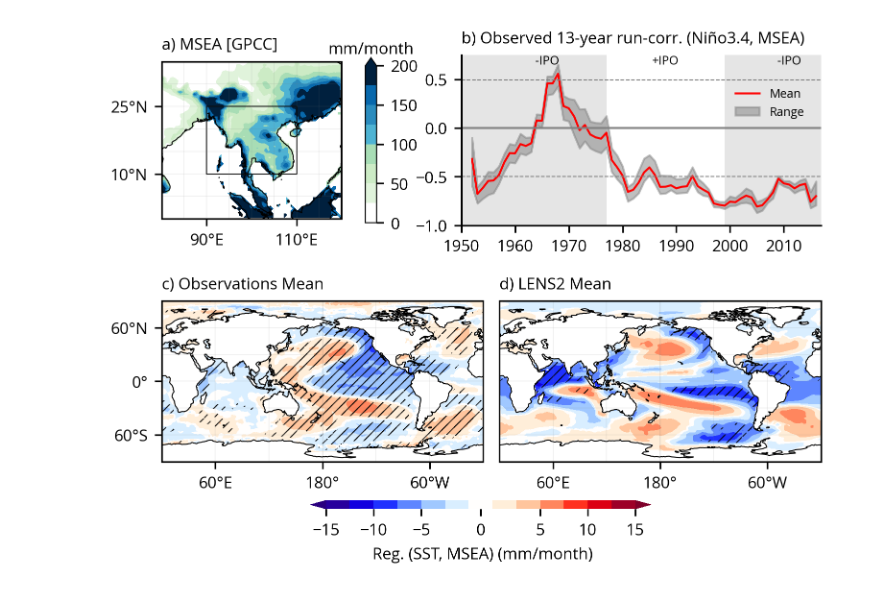
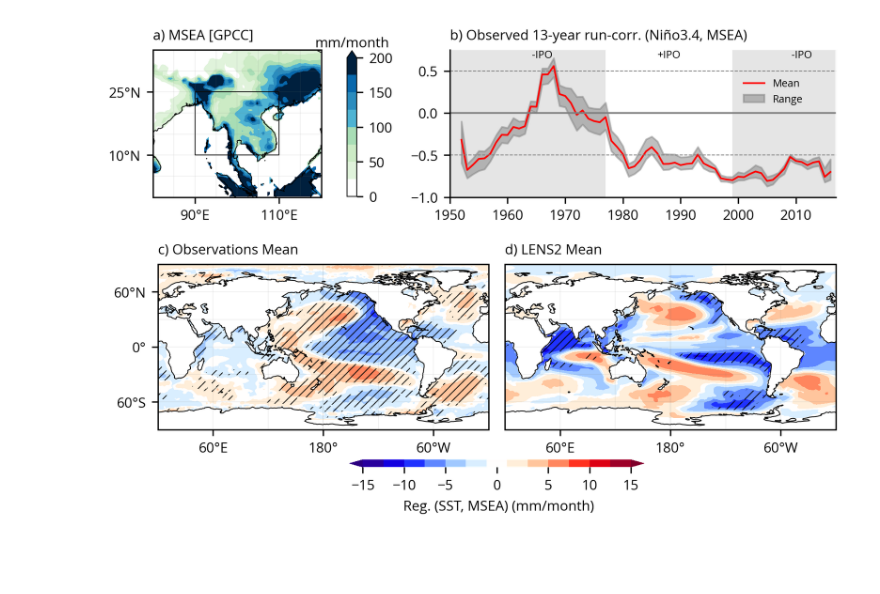
Before and after one commit to emmleroy/msea-interbasin-interactions, a Jupyter notebook: Fig1.ipynb, the cells around one changed output. Drawn from its saved outputs; the diff is of its cells as text; code cells hidden in the pictures; blank space fills up the shorter version.

```diff
--- a/Fig1.ipynb
+++ b/Fig1.ipynb
@@ -37,23 +37,3 @@ APHR_DIR = "/home/eleroy/proj-dirs/SEAM/data/ExtData/APHRODITE/"
 # %%
 # List of CESM2 Ensemble Members
-members = ['LE2-1001.001', 'LE2-1011.001', 'LE2-1021.002', 'LE2-1031.002', 'LE2-1041.003', 'LE2-1051.003',
-            'LE2-1061.004', 'LE2-1071.004', 'LE2-1081.005', 'LE2-1091.005', 'LE2-1101.006', 'LE2-1111.006',
-            'LE2-1121.007', 'LE2-1131.007', 'LE2-1141.008', 'LE2-1151.008', 'LE2-1161.009', 'LE2-1171.009',
-            'LE2-1181.010', 'LE2-1191.010',
-            'LE2-1231.001', 'LE2-1231.002', 'LE2-1231.003', 'LE2-1231.004',
-            'LE2-1231.005', 'LE2-1231.006', 'LE2-1231.007', 'LE2-1231.008', 'LE2-1231.009', 'LE2-1231.010',
-            'LE2-1231.011', 'LE2-1231.012', 'LE2-1231.013', 'LE2-1231.014', 'LE2-1231.015', 'LE2-1231.016',
-            'LE2-1231.017', 'LE2-1231.018', 'LE2-1231.019', 'LE2-1231.020',
-            'LE2-1251.001', 'LE2-1251.002', 'LE2-1251.003', 'LE2-1251.004',
-            'LE2-1251.005', 'LE2-1251.006', 'LE2-1251.007', 'LE2-1251.008', 'LE2-1251.009', 'LE2-1251.010',
-            'LE2-1251.011', 'LE2-1251.012', 'LE2-1251.013', 'LE2-1251.014', 'LE2-1251.015', 'LE2-1251.016',
-            'LE2-1251.017', 'LE2-1251.018', 'LE2-1251.019', 'LE2-1251.020',
-            'LE2-1301.001', 'LE2-1301.002', 'LE2-1301.003', 'LE2-1301.004', 'LE2-1301.005', 'LE2-1301.006',
-            'LE2-1301.007', 'LE2-1301.008', 'LE2-1301.009', 'LE2-1301.010', 'LE2-1301.011', 'LE2-1301.012',
-            'LE2-1301.013', 'LE2-1301.014', 'LE2-1301.015', 'LE2-1301.016', 'LE2-1301.017', 'LE2-1301.018',
-            'LE2-1301.019', 'LE2-1301.020',
-            'LE2-1281.001', 'LE2-1281.002', 'LE2-1281.003', 'LE2-1281.004', 'LE2-1281.005', 'LE2-1281.006',
-            'LE2-1281.007', 'LE2-1281.008', 'LE2-1281.009', 'LE2-1281.010', 'LE2-1281.011', 'LE2-1281.012',
-            'LE2-1281.013', 'LE2-1281.014', 'LE2-1281.015', 'LE2-1281.016', 'LE2-1281.017', 'LE2-1281.018',
-            'LE2-1281.019', 'LE2-1281.020']
-print(len(members))
+members = models.CESM2_ensemble_members
@@ -94 +40,7 @@ sst_anm_nino34_C = utils.get_obs_nino34_sst_anomalies(
+# %%
+# Functions for Figure 1
+def load_global_sst_data(filepath):
+    """Function to load global SST datasets and select the common analysis period"""
+    sst_data = utils.get_ds(filepath)
+    return sst_data['sst'].sel(time=slice("1951-01", "2015-12"))
 # %%
@@ -326,10 +256,10 @@ def make_precip_map(anm_map, ax):
     ax.xaxis.set_major_formatter(lon_formatter)
     ax.yaxis.set_major_formatter(lat_formatter)
 
-    cax,kw = mpl.colorbar.make_axes(ax, location='right', pad=0.1, shrink=0.97, aspect=15)
+    cax,kw = mpl.colorbar.make_axes(ax, location='right', pad=0.1, shrink=0.99, aspect=15)
     cbar = fig.colorbar(im, ticks=[0,50, 100, 150, 200], cax=cax, **kw)
     #cbar.set_label('mm/month', fontsize=8)
-    cbar.ax.set_title('mm/month')
+    cbar.ax.set_title('mm/month', fontsize=8)
 
     cbar.outline.set_linewidth(0.5)
 
@@ -373,11 +303,11 @@ fig_height_in = fig_height_cm / 2.54
 
 fig = plt.figure(figsize=(fig_width_in, fig_height_in), dpi=300)
 
-gs1 = GridSpec(1, 2, top=0.95, bottom=0.65, wspace=0.2, width_ratios=[0.4, 0.6])
+gs1 = GridSpec(1, 2, top=0.95, bottom=0.65, left=0.03, right=0.99, wspace=0.2, width_ratios=[0.4, 0.6])
 ax1 = fig.add_subplot(gs1[0, 0], projection=ccrs.PlateCarree(central_longitude=180))
 ax2 = fig.add_subplot(gs1[0, 1])
 
-gs2 = GridSpec(1, 2, top=0.60, bottom=0.15, hspace = 0.28, wspace=0.05)
+gs2 = GridSpec(1, 2, top=0.63, bottom=0.06, left=0.07, right=0.99, hspace = 0.28, wspace=0.05)
 ax3 = fig.add_subplot(gs2[0, 0], projection=ccrs.PlateCarree(central_longitude=180))
 ax4 = fig.add_subplot(gs2[0, 1], projection=ccrs.PlateCarree(central_longitude=180))
 
@@ -517,32 +447,33 @@ for i, ax in enumerate(axs):
 
     ax.set_xticks([60, 180, 300], crs=ccrs.PlateCarree())
     ax.set_xticklabels([60, 180, 300], fontsize=8)
 
     ax.xaxis.set_major_formatter(lon_formatter)
 
 axs = [ax4]
 for i, ax in enumerate(axs):
 
     ax.set_xticks([60, 180, 300], crs=ccrs.PlateCarree())
     ax.set_xticklabels([60, 180, 300], fontsize=8)
 
     ax.set_xticks([60, 180, 300], crs=ccrs.PlateCarree())
     ax.set_xticklabels([], fontsize=8)
 
     ax.xaxis.set_major_formatter(lon_formatter)
 
 # Set subplot labels
 titles = ["a) MSEA [GPCC]", "b) Observed 13-year run-corr. (Niño3.4, MSEA)", "c) Observations Mean", "d) LENS2 Mean"]
 for i, (ax, title) in enumerate(zip([ax1, ax2, ax3, ax4], titles)):
     ax.set_title(title, loc="left", fontsize=8)
 
 # Add colorbar
-cbar_ax = fig.add_axes([0.3, 0.15, 0.4, 0.015])  # [left, bottom, width, height]
+cbar_ax = fig.add_axes([0.33, 0.10, 0.4, 0.015])  # [left, bottom, width, height]
 cbar = fig.colorbar(im,  cax=cbar_ax, ticks=[-15, -10, -5, 0, 5, 10, 15], orientation="horizontal", shrink=0.50, label=' Reg. (SST, MSEA) (mm/month)')
 cbar.ax.tick_params(labelsize=8)
 cbar.outline.set_visible(False)
 
 
 plt.savefig("Fig1.png")
+plt.savefig("Fig1.pdf")
 # %% [output]
-[figure, old version]
+[figure, new version]
```
Also changed, not shown: parts of 8 cells of this notebook, 5 other files.
